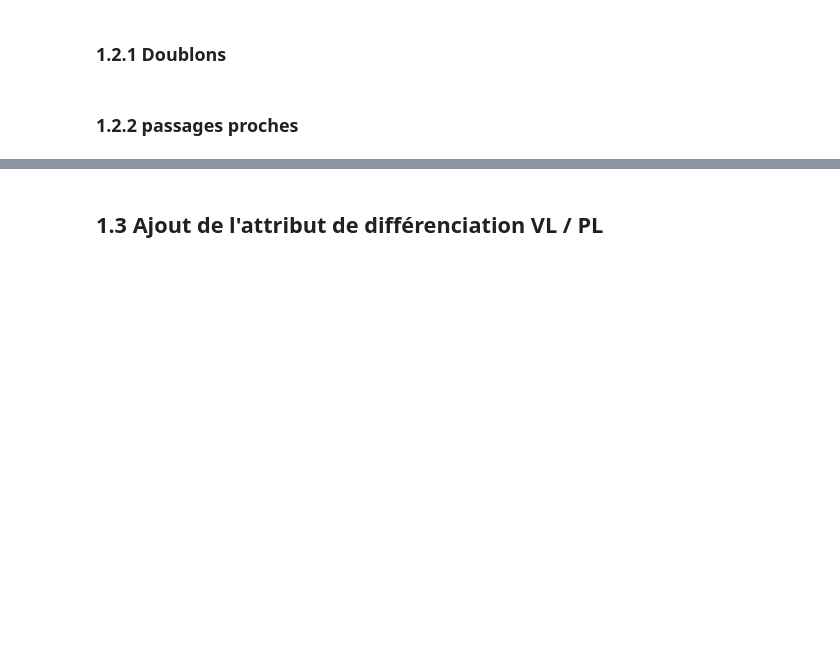
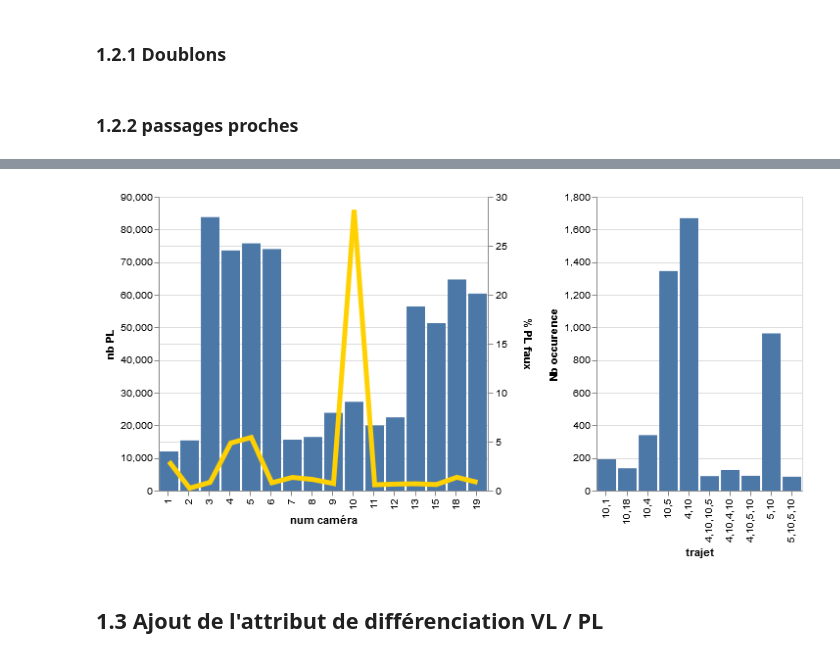
Before and after one commit to nantodevison/lapi, a Jupyter notebook: Carto_Lapi/Analyse/Donnees_postraitees.ipynb, the cells around one changed output, grey strips where cells are left out. Saved outputs shown, nothing was run; the diff lists cells and outputs as text; code cells hidden in the pictures; blank space fills up the shorter version.

Commit message:
fonctions passages_proches ok

```diff
--- a/Carto_Lapi/Analyse/Donnees_postraitees.ipynb
+++ b/Carto_Lapi/Analyse/Donnees_postraitees.ipynb
@@ -44,3 +54,8 @@ AttributeError: module 'donnees_posttraitees' has no attribute 'passages_proches
+# %%
+jointure = g.analyse_passage_proches(groupe_pl_rappro, groupe_pl)
+g.graph_passages_proches(jointure, groupe_pl_rappro)
+# %% [output]
+[figure, added]
 # %% [markdown]
 ## 1.3 Ajout de l'attribut de différenciation VL / PL
 # %%
```
Also changed, not shown: parts of 3 cells of this notebook, 3 other files.
